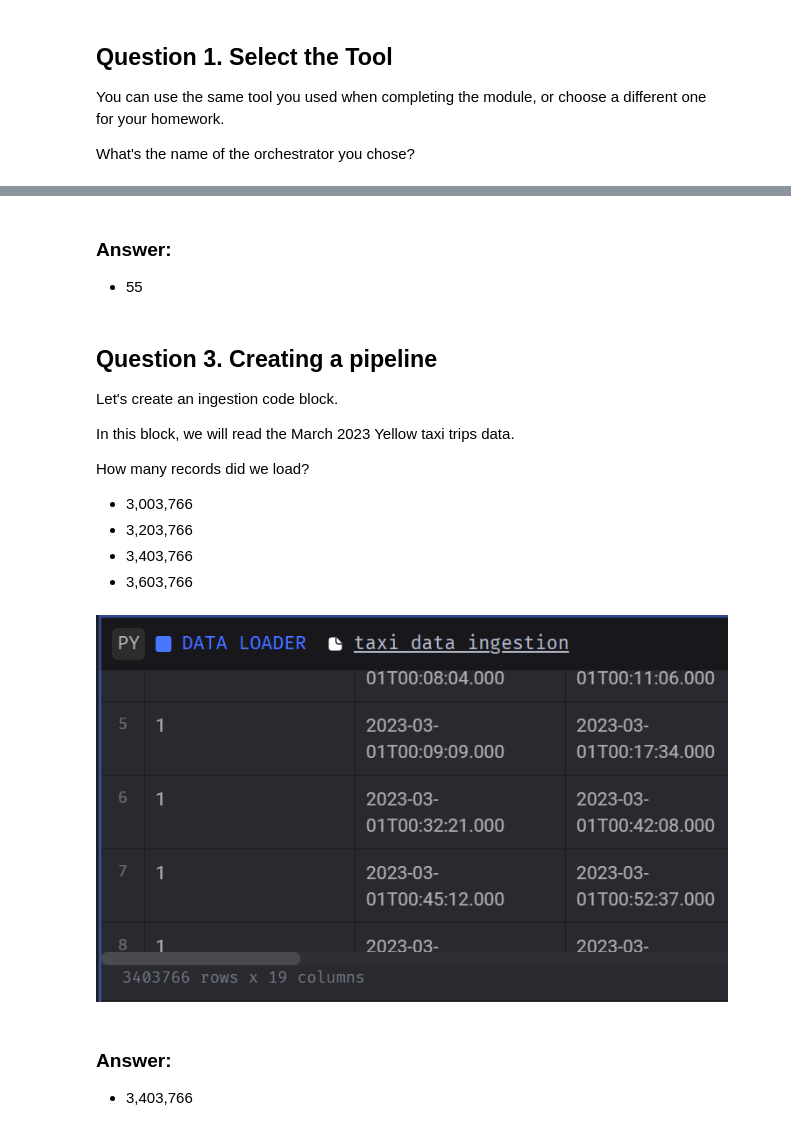
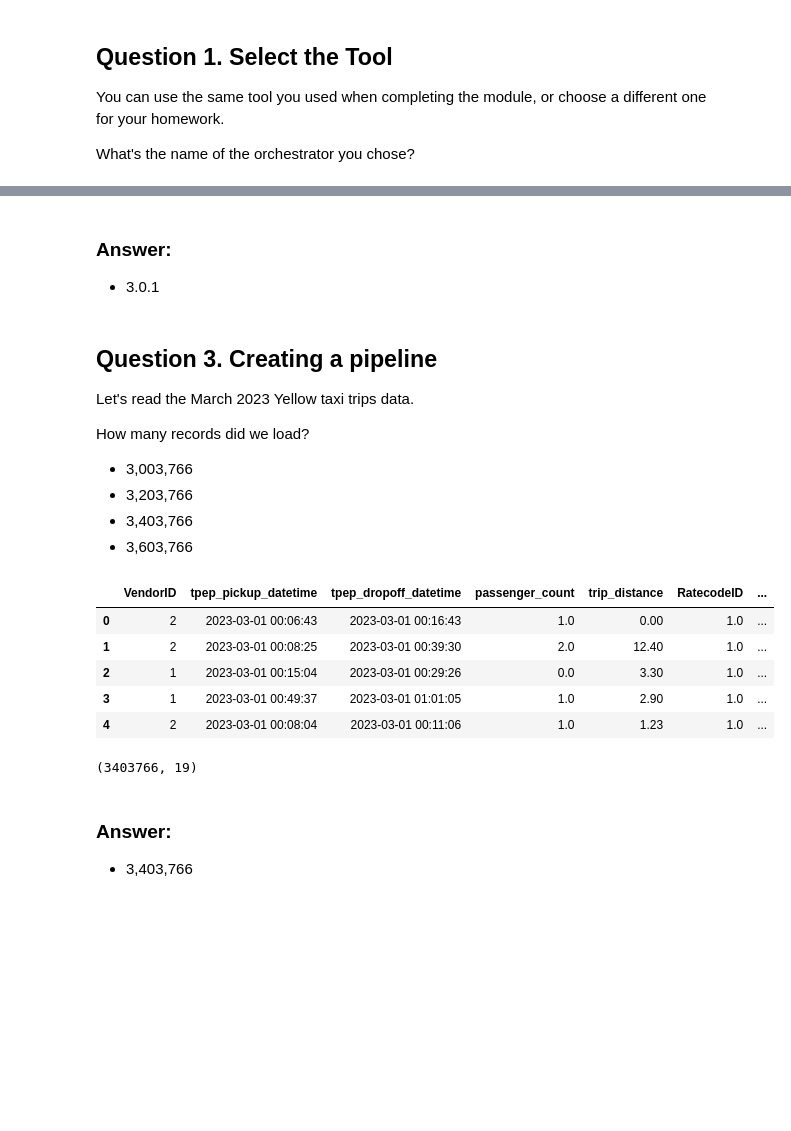
Before and after one commit to tmeach/mlops_zoomcamp_2025, a Jupyter notebook: 03-orchestration/homework/homework_notebook.ipynb, the cells around one changed output, grey strips where cells are left out. Cells and saved outputs as stored; diff of their text form; code cells hidden in the pictures; blank space fills up the shorter version.

```diff
--- a/03-orchestration/homework/homework_notebook.ipynb
+++ b/03-orchestration/homework/homework_notebook.ipynb
@@ -33,20 +24,34 @@ How many lines are in the created metadata.yaml file?
 # %% [markdown]
 ### Answer:
-- 55
+- 3.0.1
 # %% [markdown]
 ## Question 3. Creating a pipeline
-Let's create an ingestion code block.
-
-In this block, we will read the March 2023 Yellow taxi trips data.
+Let's read the March 2023 Yellow taxi trips data.
 
 How many records did we load?
+
 
 - 3,003,766
 - 3,203,766
 - 3,403,766
 - 3,603,766
-# %% [markdown]
-![image.png](attachment:d6983cf1-daed-42c3-8342-f3d497b1f48a.png)
+# %%
+filename = '/Users/pitsuevt/work_main/learning/datatalks/mlops_zoomcamp_2025/03-orchestration/data/yellow_tripdata_2023-03.parquet'
+# %%
+df = pd.read_parquet(filename)
+# %%
+df.head()
+# %% [output]
+|  | VendorID | tpep_pickup_datetime | tpep_dropoff_datetime | passenger_count | trip_distance | RatecodeID | ... |
+| 0 | 2 | 2023-03-01 00:06:43 | 2023-03-01 00:16:43 | 1.0 | 0.00 | 1.0 | ... |
+| 1 | 2 | 2023-03-01 00:08:25 | 2023-03-01 00:39:30 | 2.0 | 12.40 | 1.0 | ... |
+| 2 | 1 | 2023-03-01 00:15:04 | 2023-03-01 00:29:26 | 0.0 | 3.30 | 1.0 | ... |
+| 3 | 1 | 2023-03-01 00:49:37 | 2023-03-01 01:01:05 | 1.0 | 2.90 | 1.0 | ... |
+| 4 | 2 | 2023-03-01 00:08:04 | 2023-03-01 00:11:06 | 1.0 | 1.23 | 1.0 | ... |
+# %%
+df.shape
+# %% [output]
+(3403766, 19)
 # %% [markdown]
 ### Answer:
 - 3,403,766
```
Also changed, not shown: parts of 21 cells of this notebook, 38 other files.
